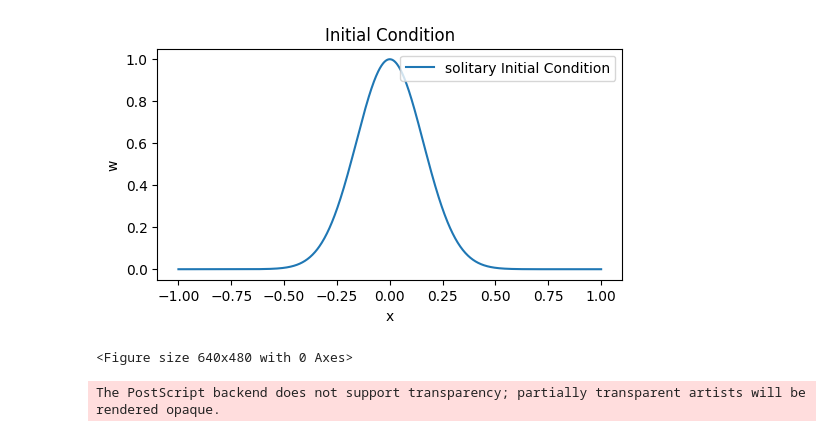
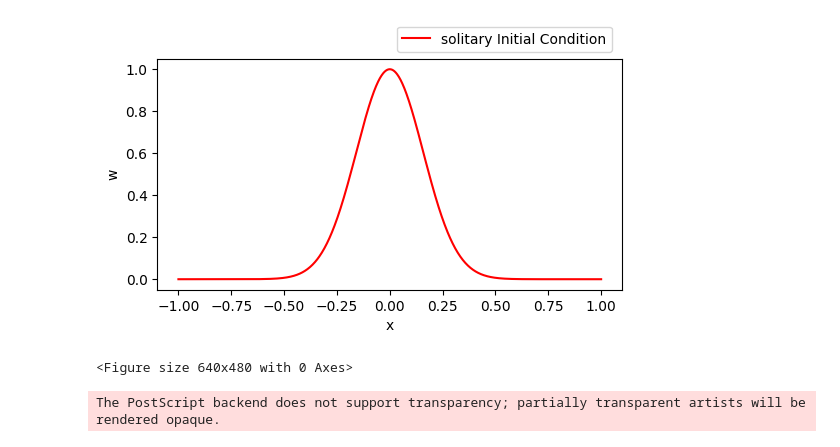
Before and after one commit to satyasaran/FifthOrderPDEPinnSymReg, a Jupyter notebook: Exp/exp.ipynb, the cells around one changed output. Drawn from its saved outputs; the diff is of its cells as text; code cells hidden in the pictures.

```diff
--- a/Exp/exp.ipynb
+++ b/Exp/exp.ipynb
@@ -1,31 +1,31 @@
 # %%
 import numpy as np
 import matplotlib.pyplot as plt
 
 # Define the initial condition function
 def initial_condition(x):
     return 0*np.cos(3 * np.pi * x) + np.exp(-20 * x**2)
 
 # Generate x values from -1 to 1
 x = np.linspace(-1, 1, 1000)  # 1000 points for smooth curve
 
 # Evaluate the initial condition at each point in x
 y = initial_condition(x)
 
 # Plot the initial condition
 plt.figure(figsize=(6, 3))
-plt.plot(x, y, label="solitary Initial Condition")
-plt.title("Initial Condition")
+plt.plot(x, y, label="solitary Initial Condition",c='red')
+#plt.title("Initial Condition")
 plt.xlabel("x")
 plt.ylabel("w")
 #plt.axhline(0, color='black',linewidth=0.5, linestyle='--', alpha=0.7)
 #plt.axvline(0, color='black',linewidth=0.5, linestyle='--', alpha=0.7)
 plt.grid(False)
-plt.legend(loc='upper right')
+plt.legend(bbox_to_anchor=(0.5, 1))
 plt.show()
 plt.savefig('IC_exp.eps', dpi=300)
 # %% [output]
-[figure, old version]
+[figure, new version]
 <Figure size 640x480 with 0 Axes>
 # %%
 import matplotlib.pyplot as plt
```
Also changed, not shown: 4 other files.
